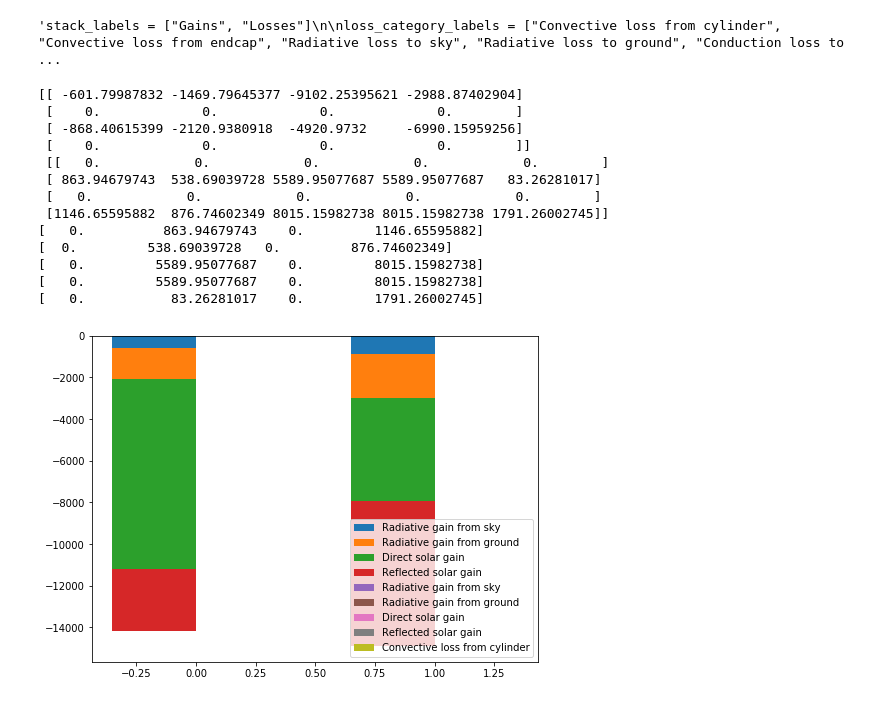
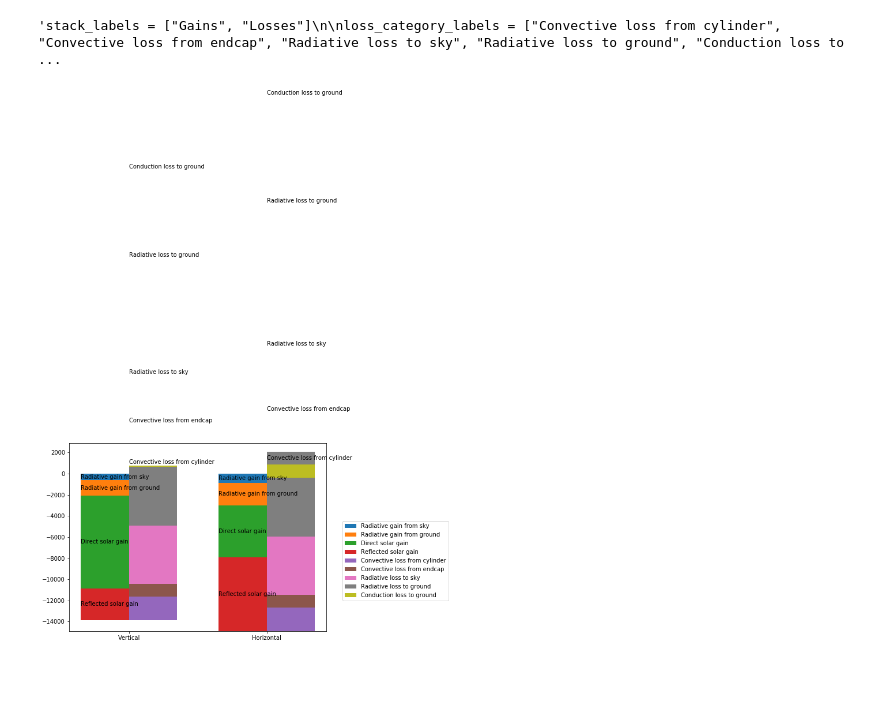
Before and after one commit to smross106/Syrtis, a Jupyter notebook: ISS_Module_Mars.ipynb, the cells around one changed output. Saved outputs shown, nothing was run; the diff lists cells and outputs as text; code cells hidden in the pictures; blank space fills up the shorter version.

Commit message:
Fixed automated bar chart
Fixed up automated bar chart plotting, still some issues with overlapping and/or text not plotting in the right place

```diff
--- a/ISS_Module_Mars.ipynb
+++ b/ISS_Module_Mars.ipynb
@@ -29,7 +29,7 @@ internal_air = ConstrainedIdealGas("STP CO2", 101325, 29, 0.71, 10.9e-6, 749, 0.
 martian_air = ConstrainedIdealGas("Martian ambient pressure CO2", 580, 44, 0.71, 10.9e-6, 749, 0.0153)
 
 equator = Configuration("Martian equator at noon",
- "constant temperature", 210, 0.3, 0.29, 210, 580, 1, "cross", 90, 90, 605, T_habitat=290)
+ "constant temperature", 210, 0.2, 0.29, 210, 580, 5, "cross", 75, 90, 605, T_habitat=290)
 # %% [markdown]
 ## Vertically-Oriented Geometry
 
@@ -155,19 +155,6 @@ category_labels, category_labels=stack_labels)"""
 'stack_labels = ["Gains", "Losses"]\n\nloss_category_labels = ["Convective loss from cylinder", "Convective loss from endcap", "Radiative loss to sky", "Radiative loss to ground", "Conduction loss to  ...
 # %%
 plt.figure(figsize=(8,6))
-tools.plot_power_balance([vertical_report_293, horizontal_report_293])
+tools.plot_power_balance([vertical_report_293, horizontal_report_293], labels=["Vertical", "Horizontal"])
 # %% [output]
-[[ -601.79987832 -1469.79645377 -9102.25395621 -2988.87402904]
- [    0.             0.             0.             0.        ]
- [ -868.40615399 -2120.9380918  -4920.9732     -6990.15959256]
- [    0.             0.             0.             0.        ]]
- [[   0.            0.            0.            0.            0.        ]
- [ 863.94679743  538.69039728 5589.95077687 5589.95077687   83.26281017]
- [   0.            0.            0.            0.            0.        ]
- [1146.65595882  876.74602349 8015.15982738 8015.15982738 1791.26002745]]
-[   0.          863.94679743    0.         1146.65595882]
-[  0.         538.69039728   0.         876.74602349]
-[   0.         5589.95077687    0.         8015.15982738]
-[   0.         5589.95077687    0.         8015.15982738]
-[   0.           83.26281017    0.         1791.26002745]
-[figure, old version]
+[figure, new version]
```
Also changed, not shown: parts of 2 cells of this notebook, 3 other files.
